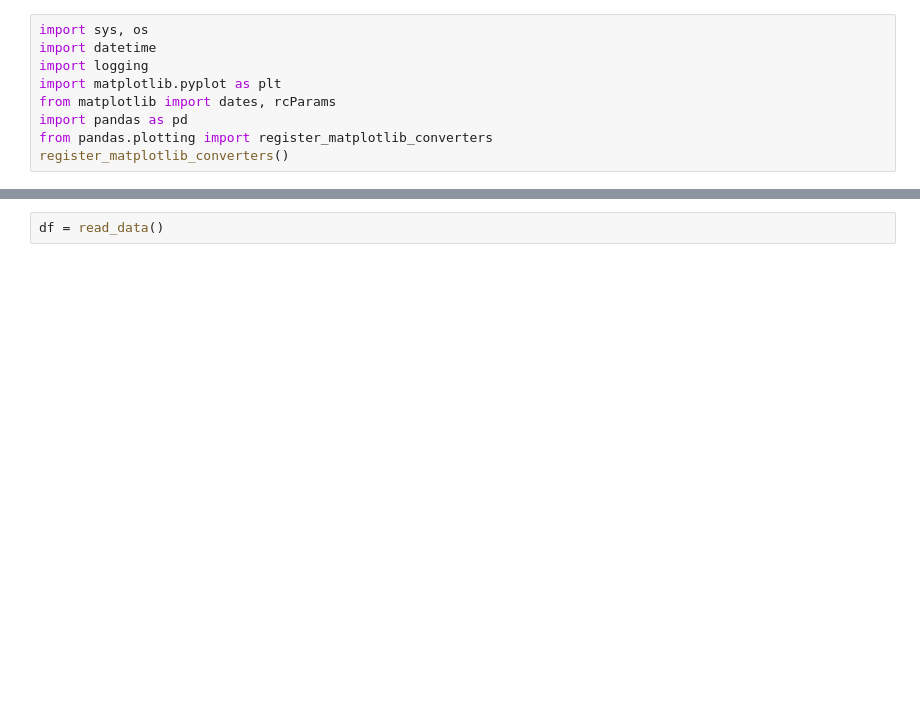
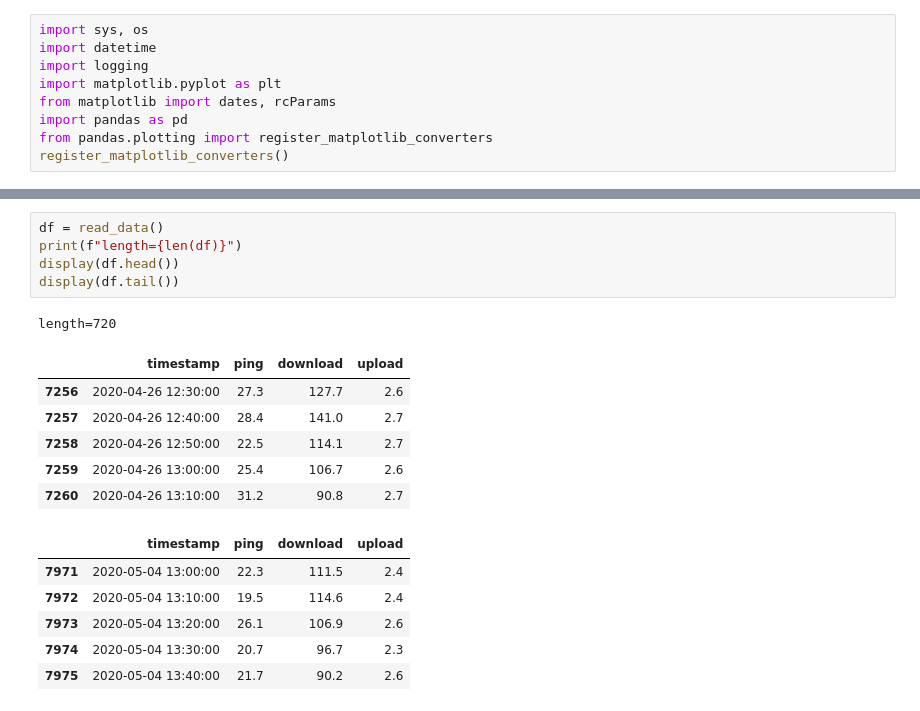
Before and after one commit to lselector/python_setup, a Jupyter notebook: internet_speed_test/speedtest.ipynb, the cells around one changed output, grey strips where cells are left out. Saved outputs shown, nothing was run; the diff lists cells and outputs as text; blank space fills up the shorter version.

```diff
--- a/internet_speed_test/speedtest.ipynb
+++ b/internet_speed_test/speedtest.ipynb
@@ -64,6 +68,23 @@ def make_plot(plt, df, row_index=1, nhours=2):
 
     fg.subplots_adjust(bottom=.25)
     plt.grid();
-# %%
-df = read_data()
+# %%
+df = read_data()
+print(f"length={len(df)}")
+display(df.head())
+display(df.tail())
+# %% [output]
+length=720
+|  | timestamp | ping | download | upload |
+| 7256 | 2020-04-26 12:30:00 | 27.3 | 127.7 | 2.6 |
+| 7257 | 2020-04-26 12:40:00 | 28.4 | 141.0 | 2.7 |
+| 7258 | 2020-04-26 12:50:00 | 22.5 | 114.1 | 2.7 |
+| 7259 | 2020-04-26 13:00:00 | 25.4 | 106.7 | 2.6 |
+| 7260 | 2020-04-26 13:10:00 | 31.2 | 90.8 | 2.7 |
+|  | timestamp | ping | download | upload |
+| 7971 | 2020-05-04 13:00:00 | 22.3 | 111.5 | 2.4 |
+| 7972 | 2020-05-04 13:10:00 | 19.5 | 114.6 | 2.4 |
+| 7973 | 2020-05-04 13:20:00 | 26.1 | 106.9 | 2.6 |
+| 7974 | 2020-05-04 13:30:00 | 20.7 | 96.7 | 2.3 |
+| 7975 | 2020-05-04 13:40:00 | 21.7 | 90.2 | 2.6 |
 # %%
```
Also changed, not shown: parts of 3 cells of this notebook, 2 other files.
